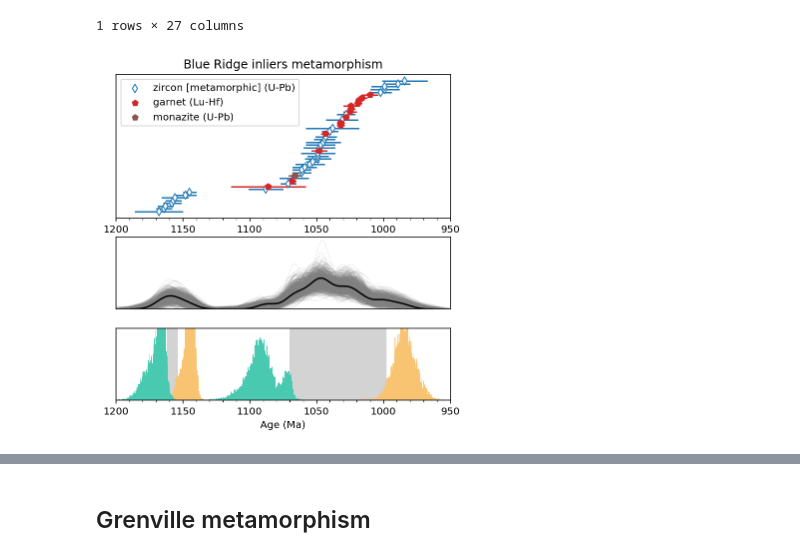
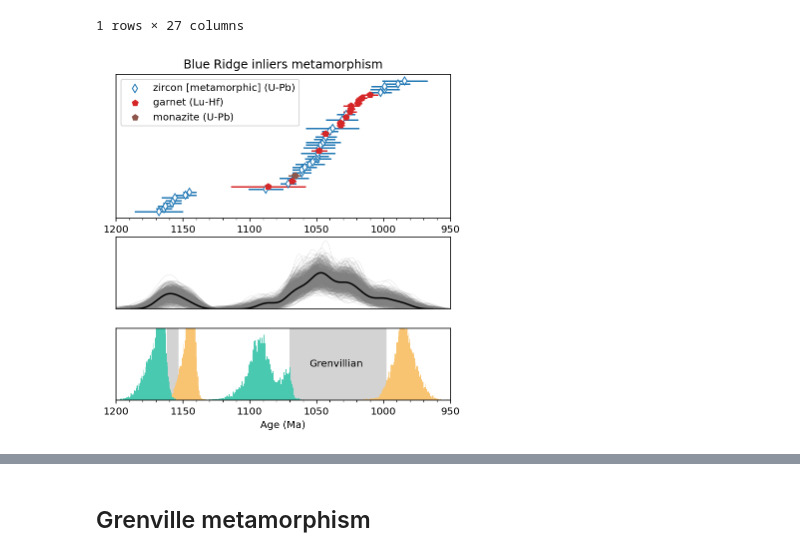
Before and after one commit to Swanson-Hysell/Mesoproterozoic_Turning_Point, a Jupyter notebook: code/Mesoprot_geochron.ipynb, the cells around one changed output, grey strips where cells are left out. Saved outputs shown, nothing was run; the diff lists cells and outputs as text; code cells hidden in the pictures.

```diff
--- a/code/Mesoprot_geochron.ipynb
+++ b/code/Mesoprot_geochron.ipynb
@@ -424,34 +434,37 @@ plt.xlim(1200,950)
 plt.gca().set_xticks([])
 plt.gca().set_yticks([])
 plt.gca().set_ylabel('')
 plt.gca().set_xlabel('')
 
 fig.add_subplot(spec[2])
 boot_maxs,boot_mins,Blue_Ridge_Shaw_max,Blue_Ridge_Shaw_min = bootstrap_calc_plot(Blue_Ridge_dates_Shaw,bootstrap_n=bootstrap_number,
                                                                                   kde_bandwidth=0.8,plot=False)
 plot_bootstrap_hist(boot_maxs,boot_mins,Blue_Ridge_Shaw_max,Blue_Ridge_Shaw_min,age_range_max=1200,age_range_min=950)
 
 Blue_Ridge_Shaw_max_median = np.median(boot_maxs)
 Blue_Ridge_Shaw_min_median = np.median(boot_mins)
 
 boot_maxs,boot_mins,Blue_Ridge_Gren_max,Blue_Ridge_Gren_min = bootstrap_calc_plot(Blue_Ridge_dates_Gren,bootstrap_n=bootstrap_number,
                                                                                   kde_bandwidth=0.8,plot=False)
 plot_bootstrap_hist(boot_maxs,boot_mins,Blue_Ridge_Gren_max,Blue_Ridge_Gren_min,age_range_max=1200,age_range_min=950)
 
 Blue_Ridge_Gren_max_median = np.median(boot_maxs)
 Blue_Ridge_Gren_min_median = np.median(boot_mins)
 
 #plt.legend(framealpha=1,bbox_to_anchor=(1.4,1))
 plt.gca().set_yticks([])
 plt.gca().set_ylabel('')
 plt.xlim(1200,950)
 plt.gca().xaxis.set_minor_locator(tck.AutoMinorLocator())
 plt.xlabel('Age (Ma)')
 
+y_text = plt.gca().get_ylim()[1]*0.5
+plt.text(1035,y_text,'Grenvillian',horizontalalignment='center',verticalalignment='center')
+
 plt.savefig('geochron_Blue_Ridge.png',dpi=300,bbox_inches='tight',pad_inches = 0.1)
 plt.show()
 # %% [output]
-[figure, old version]
+[figure, new version]
 # %%
 print(Blue_Ridge_Shaw_max)
 print(Blue_Ridge_Shaw_min)
```
Also changed, not shown: parts of 13 cells of this notebook, 1 other file.
